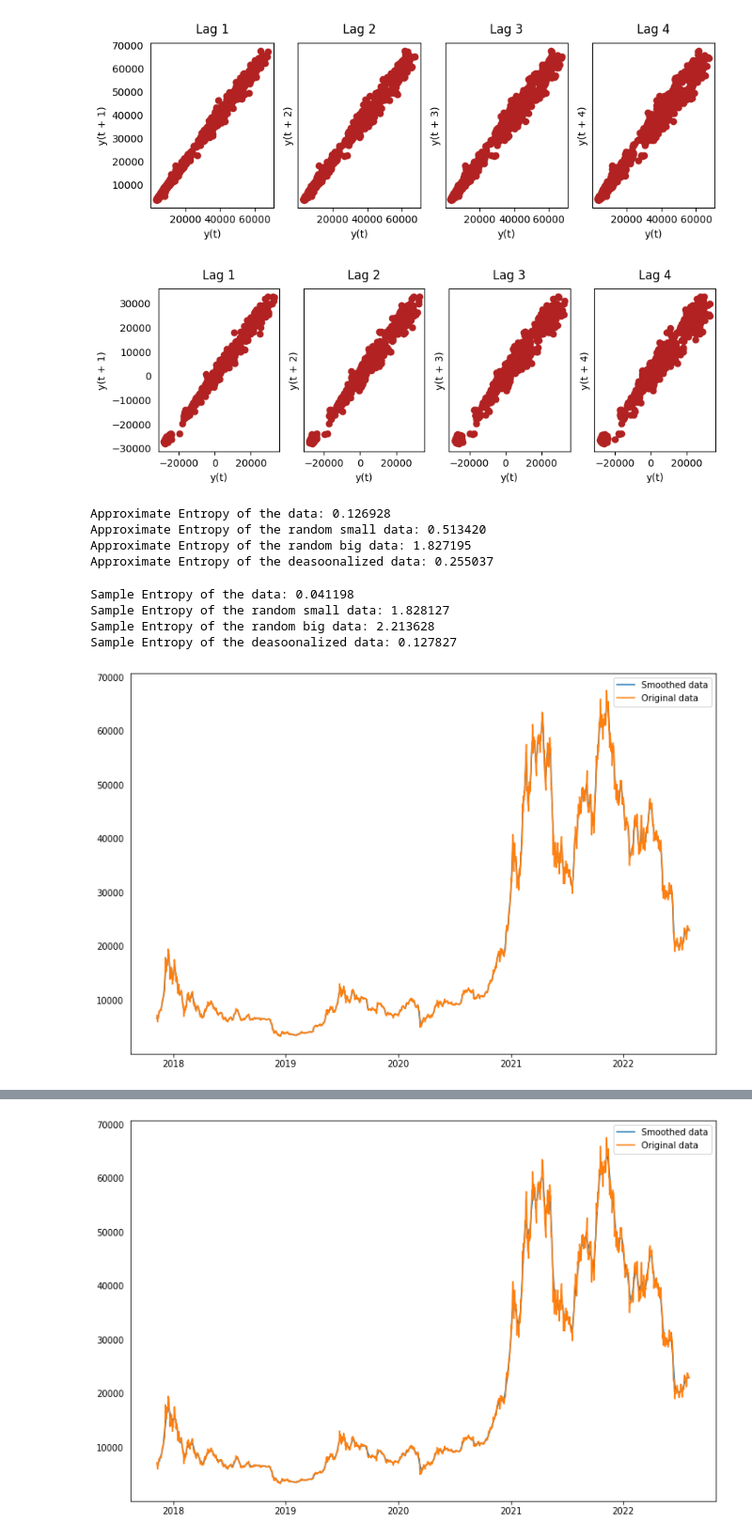
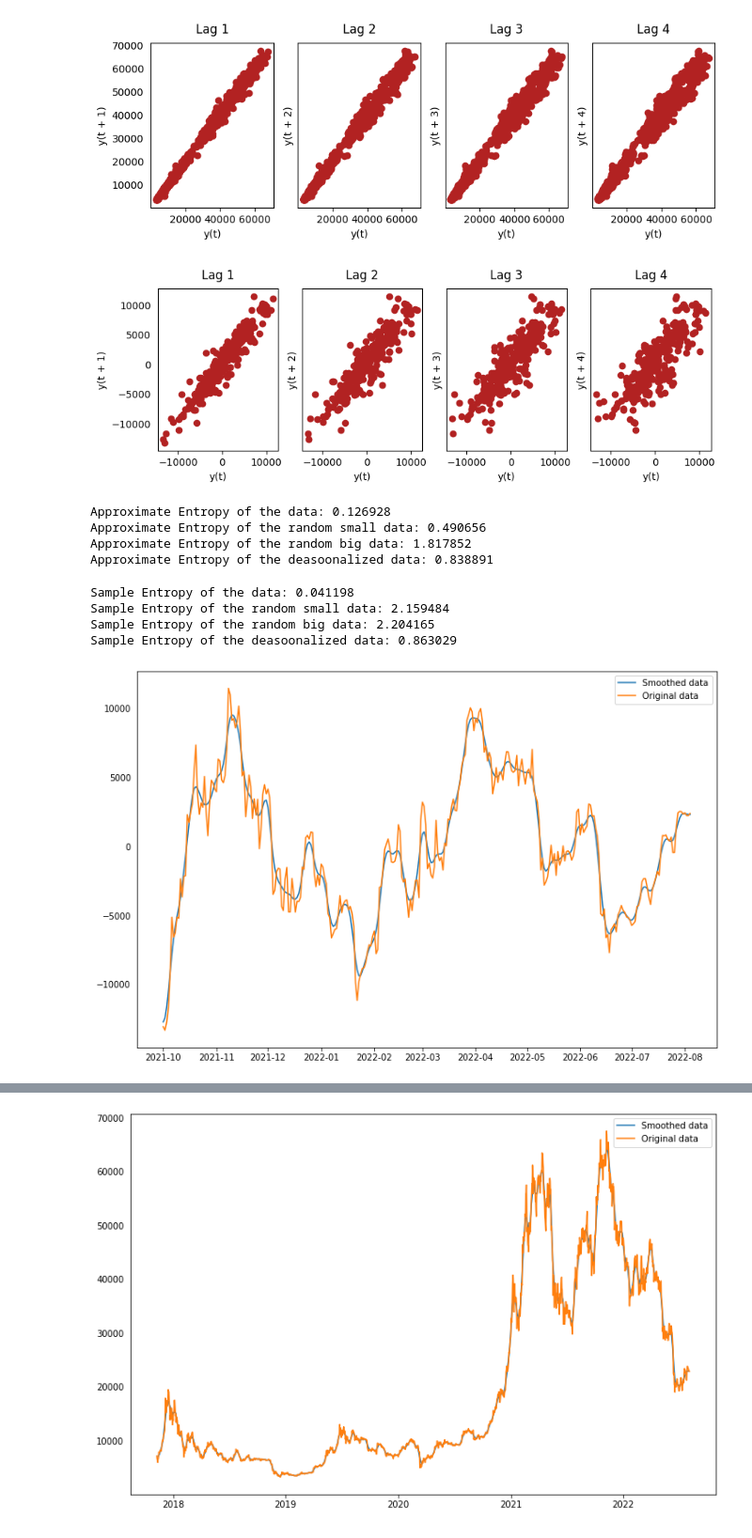
Before and after one commit to Joyfreaky/Crpytocurreny_price_kaggle, a Jupyter notebook: Codes.ipynb, the cells around one changed output, grey strips where cells are left out. Shown at 94% size. Drawn from its saved outputs; the diff is of its cells as text; code cells hidden in the pictures.

```diff
--- a/Codes.ipynb
+++ b/Codes.ipynb
@@ -280,8 +280,8 @@ decompose_data['Adj Close (BTC)'] = df['Adj Close (BTC)']
 # Add the actual volume in the dataframe.
 decompose_data['Volume (BTC)'] = df['Volume (BTC)']
 # %%
-# Keep only the rows which is from Jan 2019 onwards.
-decompose_data = decompose_data.loc[decompose_data.index >= '2019-01-01', :]
+# Keep only the rows which is from October 2021 onwards.
+decompose_data = decompose_data.loc[decompose_data.index >= '2021-10-01', :]
 # %%
 # Test the stationarity of the data.
 from statsmodels.tsa.stattools import adfuller
@@ -402,7 +402,7 @@ for i, ax in enumerate(axes.flatten()[:4]):
     lag_plot(decompose_data['Adj Close (BTC)'], lag=i+1, ax=ax, c='firebrick')
     ax.set_title('Lag ' + str(i+1))
 # %% [output]
-[figure, old version]
+[figure, new version]
 # %%
 # Compute Approximate Entorpy.
 
@@ -437,9 +437,9 @@ print('Approximate Entropy of the random big data: %f' % ApEn(rand_big, 2, 0.2*n
 print('Approximate Entropy of the deasoonalized data: %f' % ApEn(decompose_data['Adj Close (BTC)'], 2, 0.2*np.std(decompose_data['Adj Close (BTC)']) ))
 # %% [output]
 Approximate Entropy of the data: 0.126928
-Approximate Entropy of the random small data: 0.513420
-Approximate Entropy of the random big data: 1.827195
-Approximate Entropy of the deasoonalized data: 0.255037
+Approximate Entropy of the random small data: 0.490656
+Approximate Entropy of the random big data: 1.817852
+Approximate Entropy of the deasoonalized data: 0.838891
 # %%
 # Compute the sample entropy of the data.
 
@@ -469,9 +469,9 @@ print('Sample Entropy of the random big data: %f' % SampEn(rand_big, 2, 0.2*np.s
 print('Sample Entropy of the deasoonalized data: %f' % SampEn(decompose_data['Adj Close (BTC)'], 2, 0.2*np.std(decompose_data['Adj Close (BTC)'], ddof=1)))
 # %% [output]
 Sample Entropy of the data: 0.041198
-Sample Entropy of the random small data: 1.828127
-Sample Entropy of the random big data: 2.213628
-Sample Entropy of the deasoonalized data: 0.127827
+Sample Entropy of the random small data: 2.159484
+Sample Entropy of the random big data: 2.204165
+Sample Entropy of the deasoonalized data: 0.863029
 # %%
 # Smoothing the data.
 
@@ -511,37 +511,37 @@ def smooth(x, window_len=11, window='hanning'):
     if window_len<3:
         return x
 
     if not window in ['flat', 'hanning', 'hamming', 'bartlett', 'blackman']:
         raise ValueError("Window is on of 'flat', 'hanning', 'hamming', 'bartlett', 'blackman'")
 
     s = np.r_[x[window_len-1:0:-1], x, x[-1:-window_len:-1]]
     if window == 'flat': #moving average
         w = np.ones(window_len,'d')
     else:
         w = eval('np.' + window + '(window_len)')
 
     y = np.convolve(w/w.sum(), s, mode='valid')
     return y[window_len//2:-window_len//2+1]
 
 # start the smoothing of the data.
-smooth_data = smooth(df['Adj Close (BTC)'])
+smooth_data = smooth(decompose_data['Adj Close (BTC)'])
 
 # Index the smoothed data.
-smooth_data_index = pd.DataFrame(smooth_data, index=df.index)
+smooth_data_index = pd.DataFrame(smooth_data, index=decompose_data.index)
 
 # Rename the column.
 smooth_data_index.columns = ['Adj Close (BTC)']
 
 
 
 # Plot the smoothed data.
 plt.figure(figsize=(12,8))
 plt.plot(smooth_data_index['Adj Close (BTC)'], label='Smoothed data')
-plt.plot(df['Adj Close (BTC)'], label='Original data')
+plt.plot(decompose_data['Adj Close (BTC)'], label='Original data')
 plt.legend()
 plt.show()
 # %% [output]
-[figure, old version]
+[figure, new version]
 # %%
 # Print the head of the smoothed data and original data.
 print(smooth_data_index.head())
```
Also changed, not shown: parts of 17 cells of this notebook.
